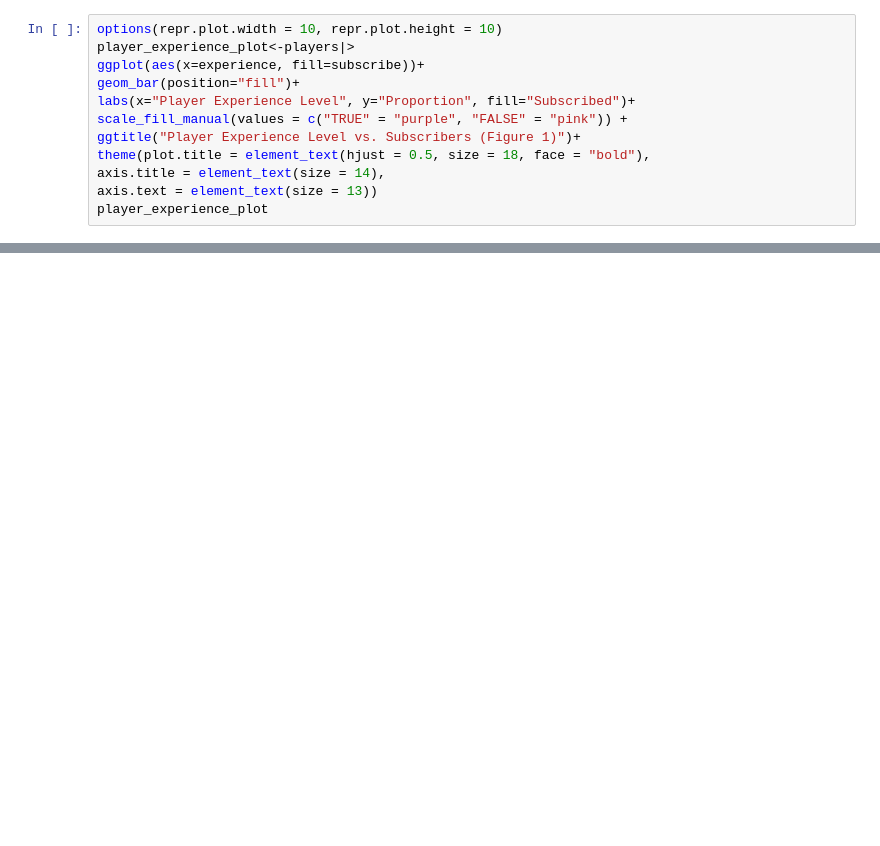
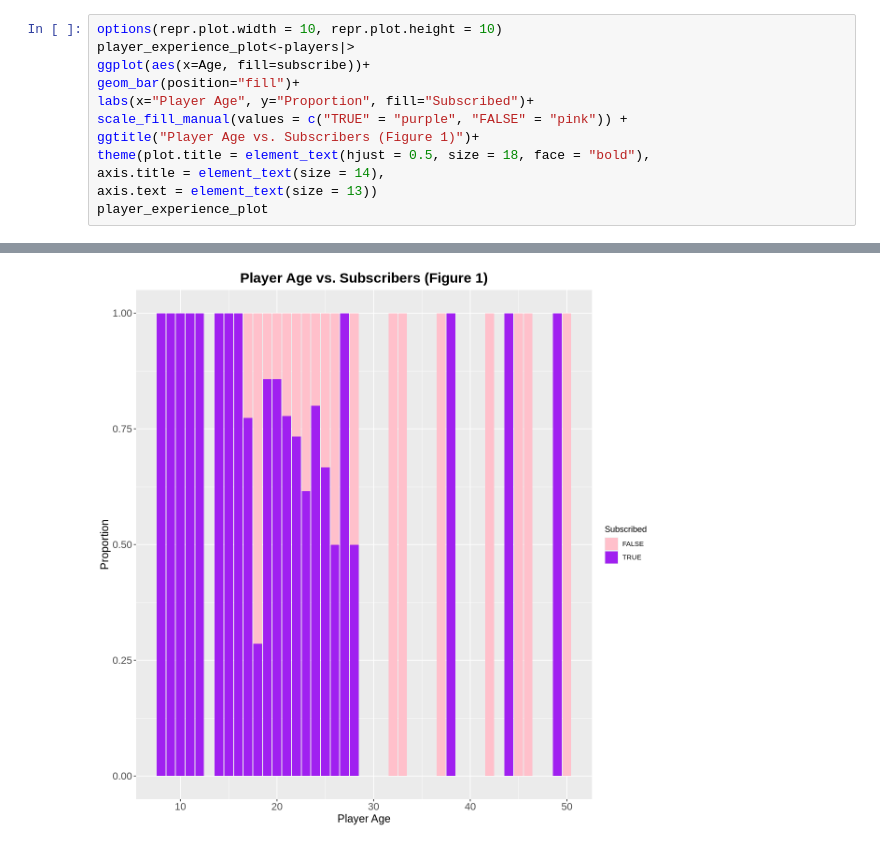
Before and after one commit to haileynelson05/dsci-minecraft-project, a Jupyter notebook: Minecraftproject.ipynb, the cells around one changed output, grey strips where cells are left out. Saved outputs shown, nothing was run; the diff lists cells and outputs as text; blank space fills up the shorter version.

```diff
--- a/Minecraftproject.ipynb
+++ b/Minecraftproject.ipynb
@@ -34,12 +57,13 @@ players
 # %%
 options(repr.plot.width = 10, repr.plot.height = 10)
 player_experience_plot<-players|>
-ggplot(aes(x=experience, fill=subscribe))+
+ggplot(aes(x=Age, fill=subscribe))+
 geom_bar(position="fill")+
-labs(x="Player Experience Level", y="Proportion", fill="Subscribed")+
+labs(x="Player Age", y="Proportion", fill="Subscribed")+
 scale_fill_manual(values = c("TRUE" = "purple", "FALSE" = "pink")) +
-ggtitle("Player Experience Level vs. Subscribers (Figure 1)")+
+ggtitle("Player Age vs. Subscribers (Figure 1)")+
 theme(plot.title = element_text(hjust = 0.5, size = 18, face = "bold"),
 axis.title = element_text(size = 14),
 axis.text = element_text(size = 13))
 player_experience_plot
+# %% [output]
@@ -46,3 +72,4 @@ player_experience_plot
+[figure, added]
 # %%
 options(repr.plot.width = 10, repr.plot.height = 10)
 hours_played_plot<-players|>
```
Also changed, not shown: parts of 12 cells of this notebook.
